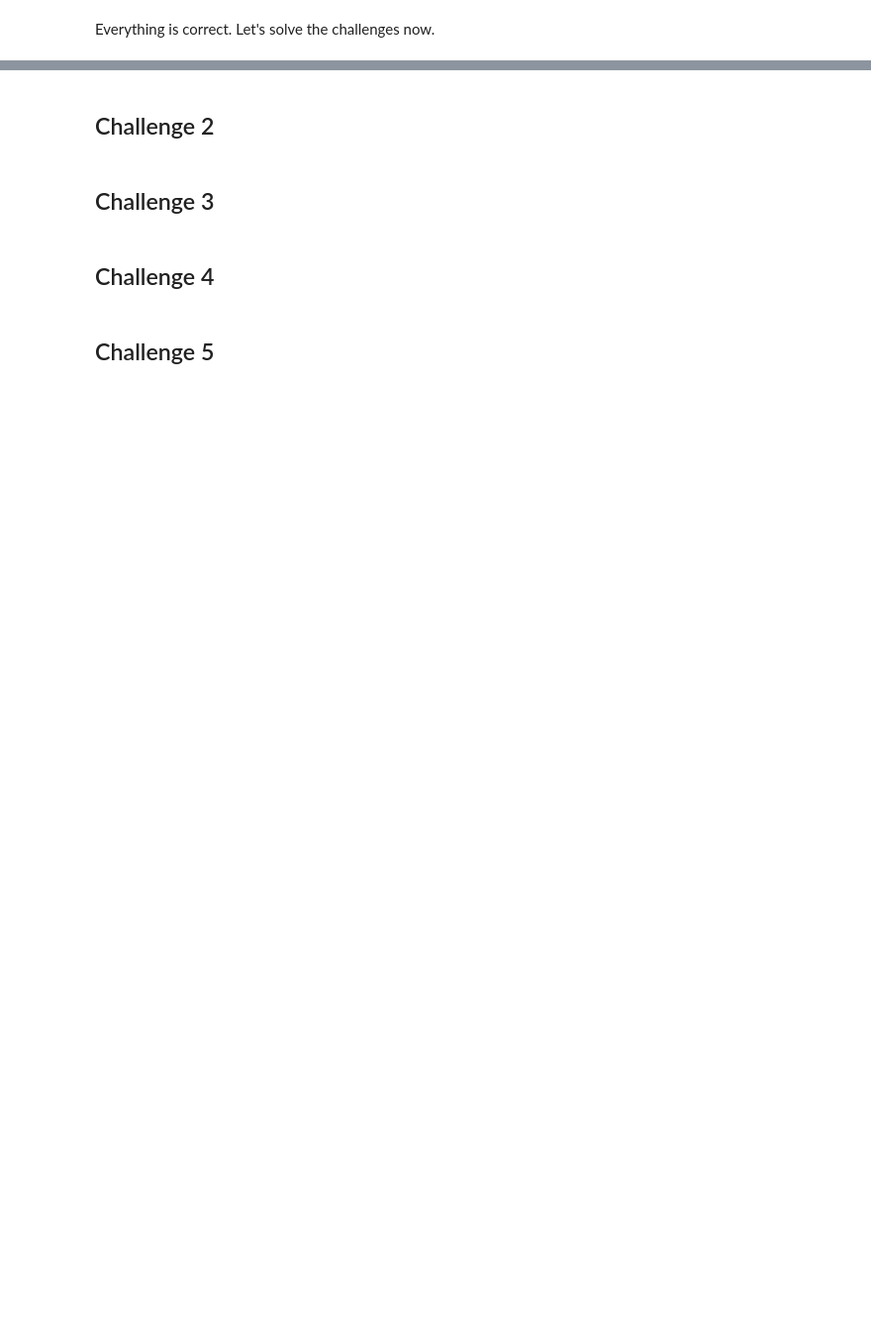
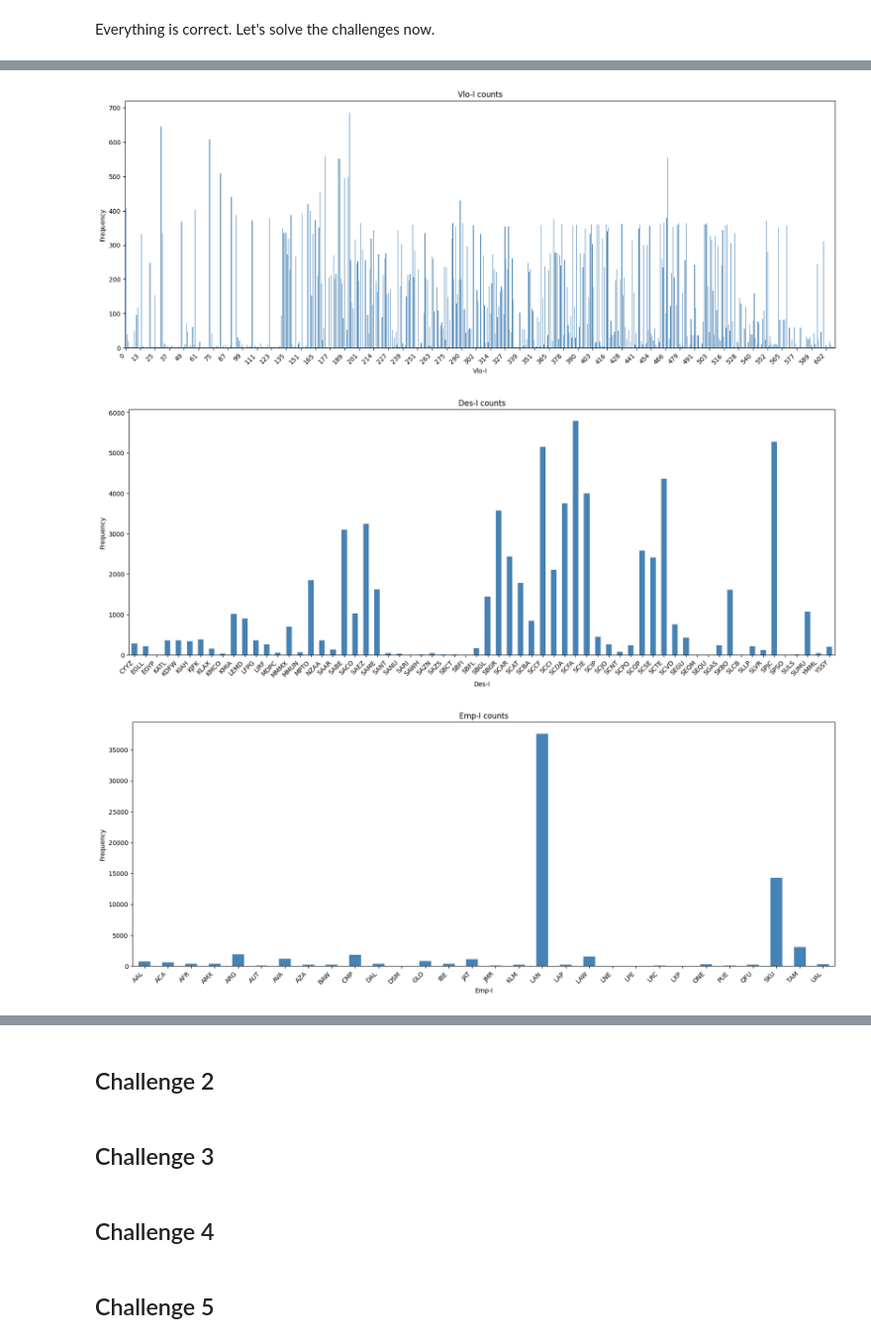
Before and after one commit to mabarcaj/LATAM_Data_Scientist_Challenge, a Jupyter notebook: solution.ipynb, the cells around one changed output, grey strips where cells are left out. Shown: that part at 99% size. Cells and saved outputs as stored; diff of their text form; code cells hidden in the pictures; blank space fills up the shorter version.

```diff
--- a/solution.ipynb
+++ b/solution.ipynb
@@ -457,0 +512,25 @@ Everything is correct. Let's solve the challenges now.
+# %%
+# Take the categorical features
+categorical_features = custom_df.drop(['Fecha-I', 'Fecha-O'], axis=1)
+problematics = ['Vlo-I', 'Vlo-O']
+
+for plot_col in categorical_features:
+    counts = custom_df[plot_col].value_counts().sort_index()
+    fig = plt.figure(figsize=(20, 7))
+    ax = fig.gca()
+    counts.plot.bar(ax=ax, color='steelblue')
+    ax.set_title(plot_col + ' counts')
+    ax.set_xlabel(plot_col)
+    ax.set_ylabel("Frequency")
+    plt.setp(ax.get_xticklabels(), rotation=45, horizontalalignment='right')
+
+    if plot_col in problematics:
+        plt.locator_params(axis='x', nbins=50)
+
+
+
+plt.show()
+# %% [output]
+[figure, added]
+[figure, added]
+[figure, added]
```
Also changed, not shown: parts of 9 cells of this notebook, 2 other files.
